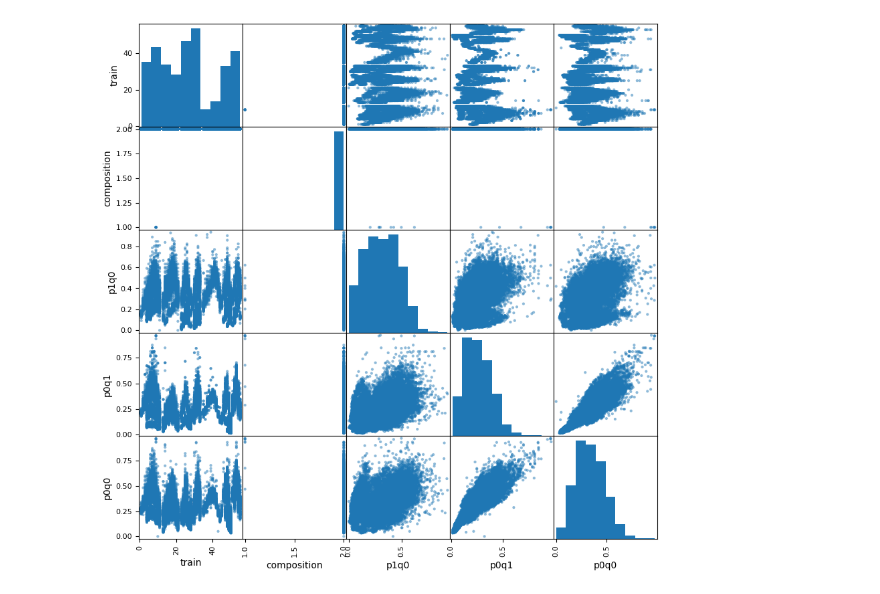
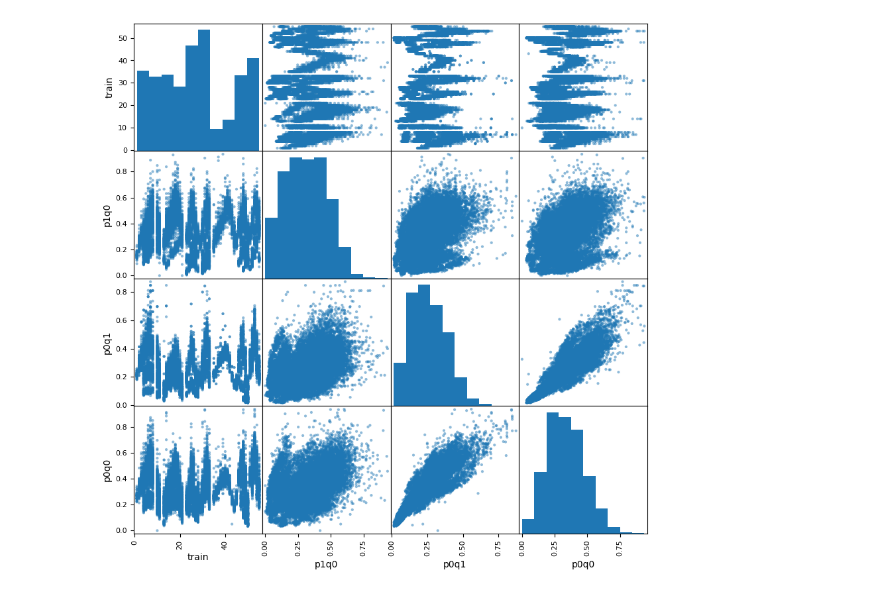
Before and after one commit to ImaneHoum/ML-network, a Jupyter notebook: code.ipynb, the cells around one changed output. Cells and saved outputs as stored; diff of their text form; code cells hidden in the pictures.

```diff
--- a/code.ipynb
+++ b/code.ipynb
@@ -74,16 +93,16 @@ df_nonull.shape
 # %%
 #  maybe think about how to deal with non numerical data particularly in the column hour
 # %%
-columns_to_plot = ['train','composition',
+columns_to_plot = ['train',
                         'p1q0',
                         'p0q1','p0q0','hour',
                         ]
 sm = scatter_matrix(df_nonull[columns_to_plot],
                    figsize=(10,10))
 
 plt.show()
 # %% [output]
-[figure, old version]
+[figure, new version]
 # %%
 df_nonull.boxplot(column=['p0q0'], by="train", figsize=(25,15))
 df_nonull.boxplot(column=['p0q1'], by="train", figsize=(25,15))
```
Also changed, not shown: parts of 10 cells of this notebook.
